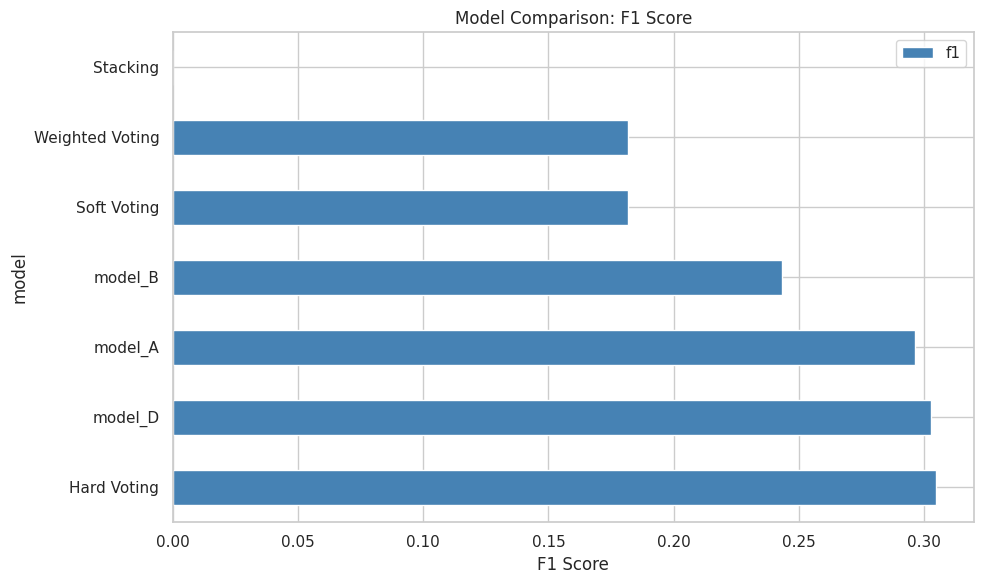
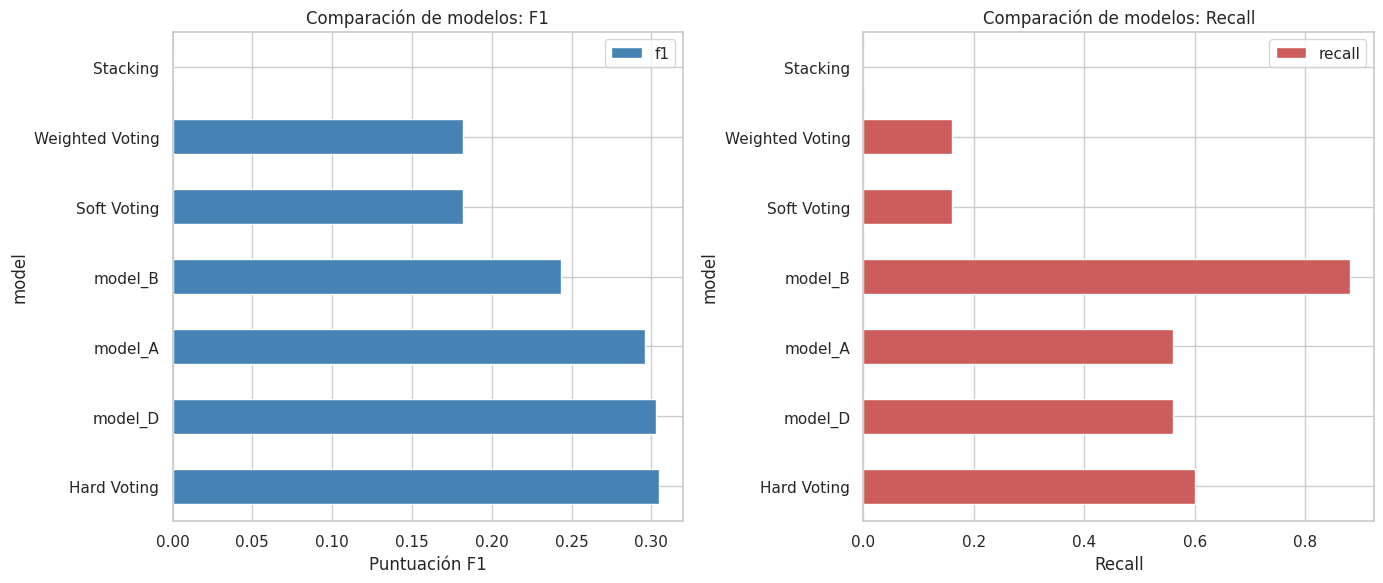
The notebook cell's code change between the first figure and the second:
--- before
+++ after
@@ -1,6 +1,14 @@
-fig, ax = plt.subplots(figsize=(10, 6))
-df_comparison.plot.barh(x="model", y="f1", ax=ax, color="steelblue")
-ax.set_xlabel("Puntuación F1")
-ax.set_title("Comparación de modelos: F1")
+fig, axes = plt.subplots(1, 2, figsize=(14, 6))
+
+# F1 Score
+df_comparison.plot.barh(x="model", y="f1", ax=axes[0], color="steelblue")
+axes[0].set_xlabel("Puntuación F1")
+axes[0].set_title("Comparación de modelos: F1")
+
+# Recall
+df_comparison.plot.barh(x="model", y="recall", ax=axes[1], color="indianred")
+axes[1].set_xlabel("Recall")
+axes[1].set_title("Comparación de modelos: Recall")
+
 plt.tight_layout()
 plt.show()

Commit: feat: add recall comparison